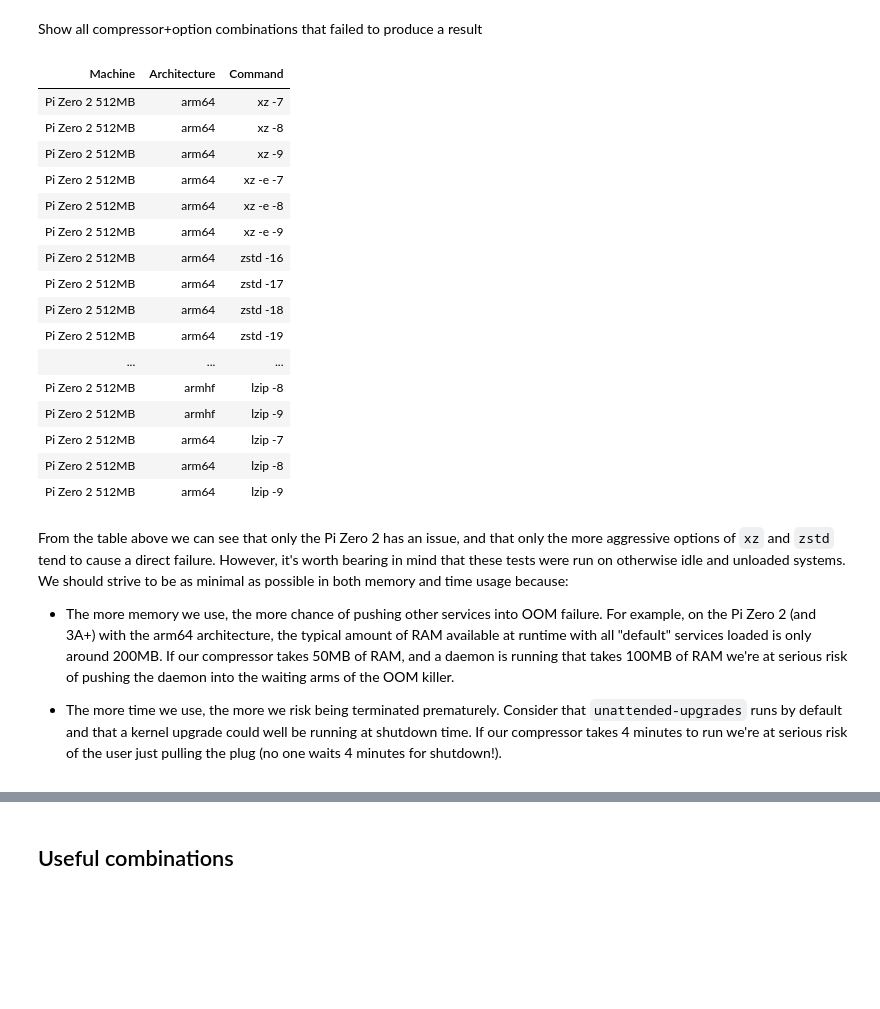
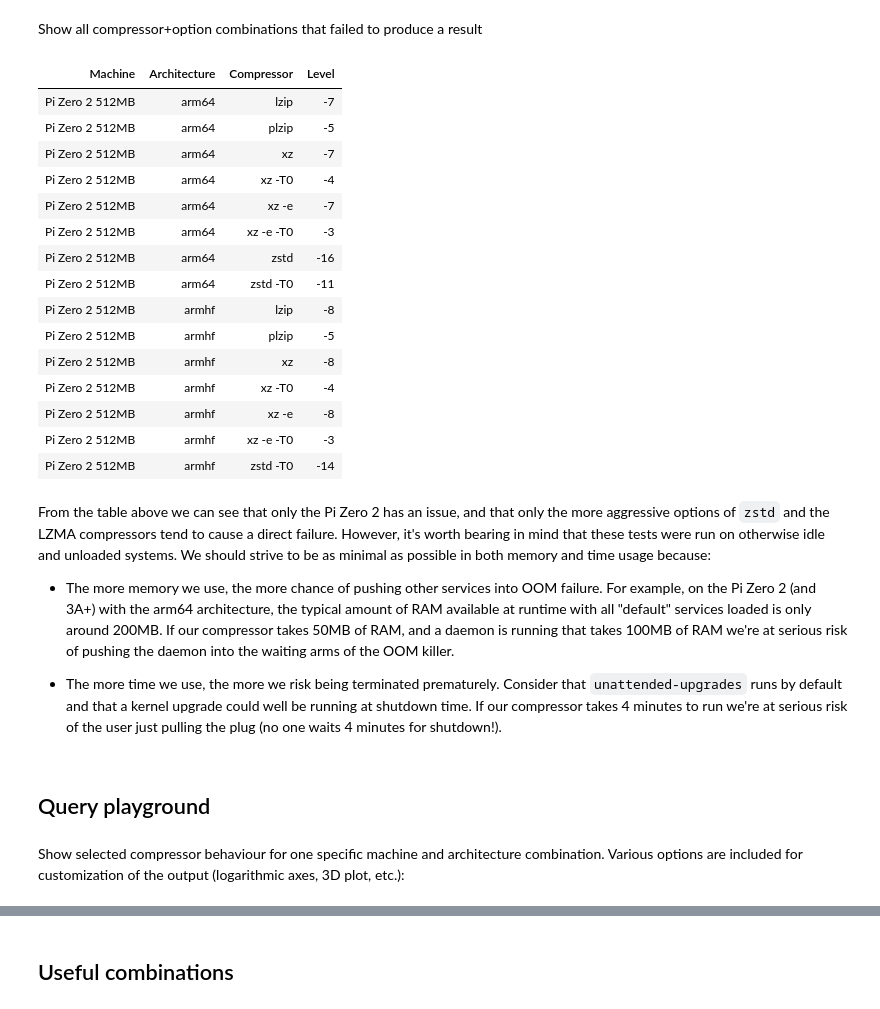
Before and after one commit to waveform80/compression, a Jupyter notebook: analysis.ipynb, the cells around one changed output, grey strips where cells are left out. Drawn from its saved outputs; the diff is of its cells as text; code cells hidden in the pictures; blank space fills up the shorter version.

```diff
--- a/analysis.ipynb
+++ b/analysis.ipynb
@@ -298,35 +394,35 @@ Show all compressor+option combinations that failed to produce a result
 # %%
 render_table(conn.execute("""
 SELECT
     machine AS "Machine",
     arch AS "Architecture",
-    compressor ||
-    CASE WHEN options = '' THEN '' ELSE ' ' || options END ||
-    CASE WHEN level = '' THEN '' ELSE ' ' || level END AS "Command"
-FROM results
+    compressor_options AS "Compressor",
+    MIN(level) AS "Level"
+FROM analysis
 WHERE succeeded = 0
+GROUP BY machine, arch, compressor_options
 """))
 # %% [output]
-| Machine | Architecture | Command |
-| Pi Zero 2 512MB | arm64 | xz -7 |
-| Pi Zero 2 512MB | arm64 | xz -8 |
-| Pi Zero 2 512MB | arm64 | xz -9 |
-| Pi Zero 2 512MB | arm64 | xz -e -7 |
-| Pi Zero 2 512MB | arm64 | xz -e -8 |
-| Pi Zero 2 512MB | arm64 | xz -e -9 |
-| Pi Zero 2 512MB | arm64 | zstd -16 |
-| Pi Zero 2 512MB | arm64 | zstd -17 |
-| Pi Zero 2 512MB | arm64 | zstd -18 |
-| Pi Zero 2 512MB | arm64 | zstd -19 |
-| ... | ... | ... |
-| Pi Zero 2 512MB | armhf | lzip -8 |
-| Pi Zero 2 512MB | armhf | lzip -9 |
-| Pi Zero 2 512MB | arm64 | lzip -7 |
-| Pi Zero 2 512MB | arm64 | lzip -8 |
-| Pi Zero 2 512MB | arm64 | lzip -9 |
+| Machine | Architecture | Compressor | Level |
+| Pi Zero 2 512MB | arm64 | lzip | -7 |
+| Pi Zero 2 512MB | arm64 | plzip | -5 |
+| Pi Zero 2 512MB | arm64 | xz | -7 |
+| Pi Zero 2 512MB | arm64 | xz -T0 | -4 |
+| Pi Zero 2 512MB | arm64 | xz -e | -7 |
+| Pi Zero 2 512MB | arm64 | xz -e -T0 | -3 |
+| Pi Zero 2 512MB | arm64 | zstd | -16 |
+| Pi Zero 2 512MB | arm64 | zstd -T0 | -11 |
+| Pi Zero 2 512MB | armhf | lzip | -8 |
+| Pi Zero 2 512MB | armhf | plzip | -5 |
+| Pi Zero 2 512MB | armhf | xz | -8 |
+| Pi Zero 2 512MB | armhf | xz -T0 | -4 |
+| Pi Zero 2 512MB | armhf | xz -e | -8 |
+| Pi Zero 2 512MB | armhf | xz -e -T0 | -3 |
+| Pi Zero 2 512MB | armhf | zstd -T0 | -14 |
 # %% [markdown]
 From the table above we can see that only the Pi Zero 2 has an issue, and that
-only the more aggressive options of ``xz`` and ``zstd`` tend to cause a direct
+only the more aggressive options of ``zstd`` and the LZMA compressors tend to
+cause a direct
 failure. However, it's worth bearing in mind that these tests were run on
 otherwise idle and unloaded systems. We should strive to be as minimal as
 possible in both memory and time usage because:
@@ -343,3 +439,5 @@ possible in both memory and time usage because:
   well be running at shutdown time. If our compressor takes 4 minutes to run
   we're at serious risk of the user just pulling the plug (no one waits 4
   minutes for shutdown!).
+# %% [markdown]
+## Query playground
@@ -345,0 +455,2 @@ possible in both memory and time usage because:
+# %% [markdown]
+Show selected compressor behaviour for one specific machine and architecture combination. Various options are included for customization of the output (logarithmic axes, 3D plot, etc.):
```
Also changed, not shown: parts of 34 cells of this notebook, 1 other file.
